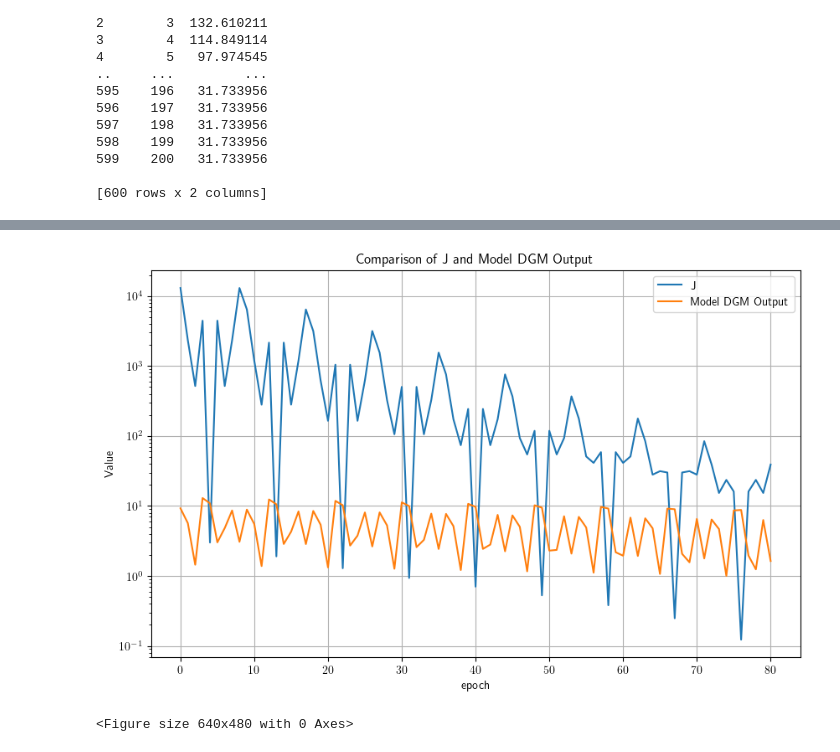
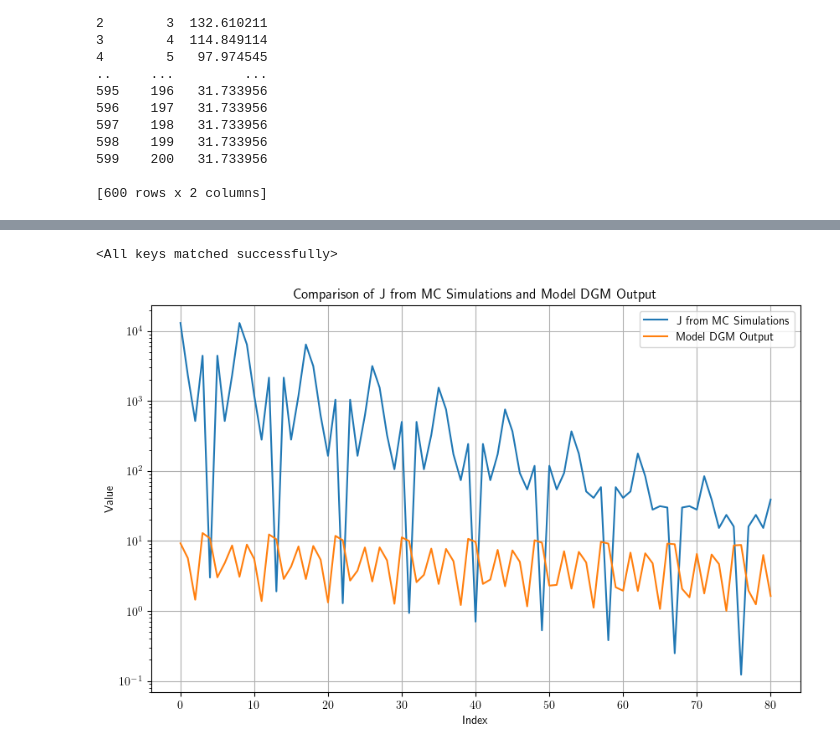
Before and after one commit to Warren12138/SCDAA, a Jupyter notebook: Exercise3_1_primary.ipynb, the cells around one changed output, grey strips where cells are left out. Saved outputs shown, nothing was run; the diff lists cells and outputs as text; code cells hidden in the pictures.

```diff
--- a/Exercise3_1_primary.ipynb
+++ b/Exercise3_1_primary.ipynb
@@ -472,19 +574,19 @@ X2 = x_batch_i[:, 0, 1].view(x_num[0], x_num[1])
 # %%
-file_path_MC_FSS = 'Exercise3_MC'+ '/' + f'value_MC/{x_num[0]}x{x_num[1]}/FSS_1e5'
+# Prepare for Monte Carlo simulations
+file_path_MC_FSS = 'Exercise3_MC'+ '/' + f'value_MC/{x_num[0]}x{x_num[1]}/FSS_1e5'  # Path where MC results are stored
 
-FSS_VTSN = [int(x) for x in[5e3]]
+FSS_VTSN = [int(x) for x in[5e3]]  # Define the fixed sampling size for varied time step numbers
 
-MSE_FSS_VTSN = []
-J = []
+MSE_FSS_VTSN = []  # To store the Mean Squared Errors for each time step number
+J = []  # To store the computed J values from Monte Carlo simulations
+
+# Iterate over each time step number to load and process the MC simulation results
 for i in FSS_VTSN:
-    if i == 1:
-        trvlthg = ''
-    else:
-        trvlthg = 's'
-    path_FSS_VTSN_i = f"{file_path_MC_FSS}/{i}_step{trvlthg}"
+    trvlthg = 's' if i != 1 else ''  # Handle singular vs plural step
+    path_FSS_VTSN_i = f"{file_path_MC_FSS}/{i}_step{trvlthg}"  # Construct the path for current step number
 
-    J_load_test = torch.load(path_FSS_VTSN_i + '/value_MC.pt')
+    J_load_test = torch.load(path_FSS_VTSN_i + '/value_MC.pt')  # Load the MC results
 
-    J_processed,_ = torch.min(J_load_test,dim = 1)
+    J_processed,_ = torch.min(J_load_test,dim = 1)  # Process the MC results to find minimum J values
 
-    J.append(J_processed)
+    J.append(J_processed)  # Append processed results for comparison and analysis
@@ -558,16 +593,30 @@ array([1.30174801e+04, 2.32628570e+03, 5.18113909e+02, 4.44138535e+03,
+# %%
+# Load the DGM model trained with sample size 100
+model_DGM = DGMNN2().double()
+stat_dict = torch.load('model2_DGM_state_dict_100.pt', map_location=torch.device('cpu'))  # Load the model's state dict
+model_DGM.load_state_dict(stat_dict)  # Apply the loaded state dict to the model
+
+# Prepare the data for prediction
+t_data = t_batch  # Time data
+x_data = x_batch.squeeze(1)  # State data, making sure it's the correct shape
+
+# Predict the value function using the loaded model
+J_model = model_DGM(torch.cat((t_data.unsqueeze(1), x_data),dim=1)).squeeze()  # Model predictions
+# %% [output]
+<All keys matched successfully>
 # %%
-# Plotting
+# Plotting the comparison between J (from MC simulations) and model predictions
 plt.figure(figsize=(10, 6))
-plt.plot(J[0].numpy(), label = 'J')
-plt.plot(J_model.detach().numpy(), label='Model DGM Output')
+plt.plot(J[0].numpy(), label = 'J from MC Simulations')  # Plotting J values obtained from Monte Carlo simulations
+plt.plot(J_model.detach().numpy(), label='Model DGM Output')  # Plotting the model's output for comparison
 
-plt.yscale('log')
-plt.xlabel('epoch ')
-plt.ylabel('Value')
-plt.title('Comparison of J and Model DGM Output')
-plt.legend()
-plt.grid(True)
-plt.show()
+plt.yscale('log')  # Use a logarithmic scale for the y-axis to better visualize differences across magnitudes
+plt.xlabel('Index')  # The x-axis represents the index or position of each data point
+plt.ylabel('Value')  # The y-axis represents the value function or control action predicted by the model
+plt.title('Comparison of J from MC Simulations and Model DGM Output')  # Title of the plot
+plt.legend()  # Include a legend to distinguish between the curves
+plt.grid(True)  # Enable grid for better readability
+
+plt.show()  # Display the plot
 # %% [output]
-[figure, old version]
+[figure, new version]
-<Figure size 640x480 with 0 Axes>
```
Also changed, not shown: parts of 19 cells of this notebook.
